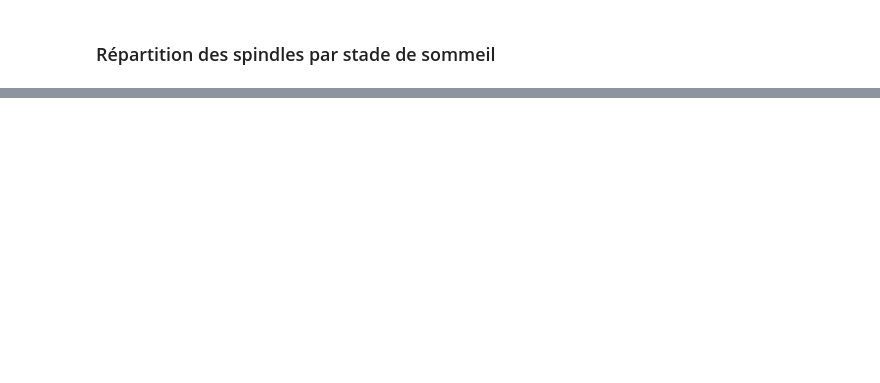
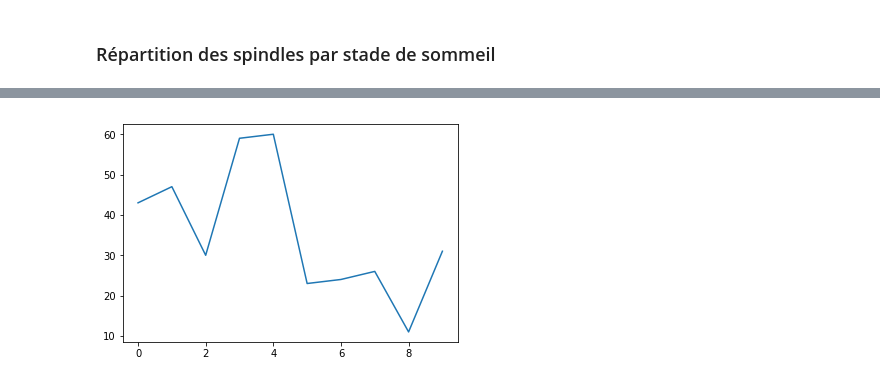
Before and after one commit to ArnoBen/SleepSpindles, a Jupyter notebook: SpindleDetection.ipynb, the cells around one changed output, grey strips where cells are left out. Drawn from its saved outputs; the diff is of its cells as text; code cells hidden in the pictures; blank space fills up the shorter version.

```diff
--- a/SpindleDetection.ipynb
+++ b/SpindleDetection.ipynb
@@ -350,0 +384,6 @@ stage
+# %%
+plt.clf()
+plt.plot(spindle_density[0])
+plt.show()
+# %% [output]
+[figure, added]
```
Also changed, not shown: parts of 15 cells of this notebook, 2 other files.
